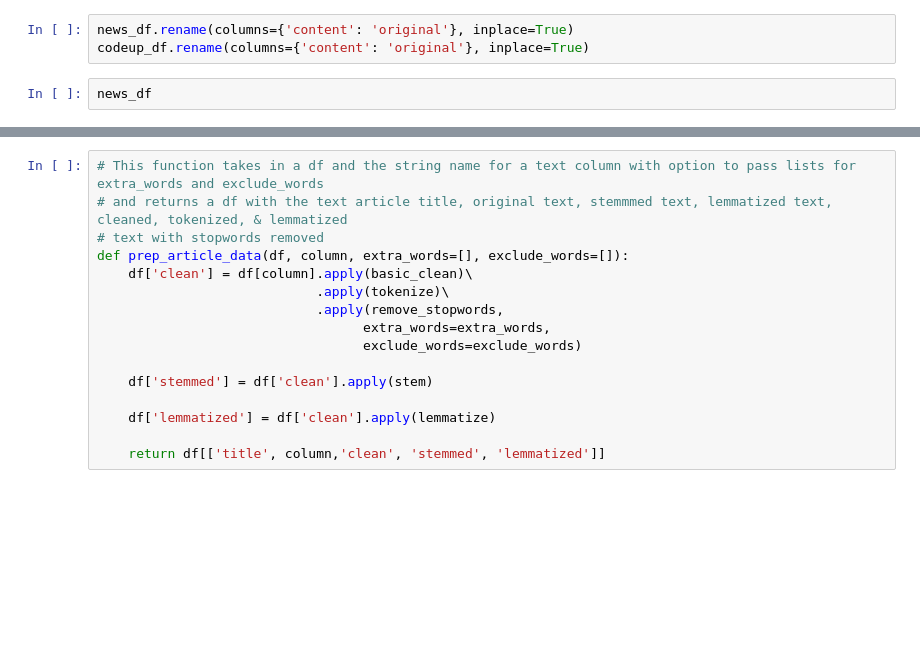
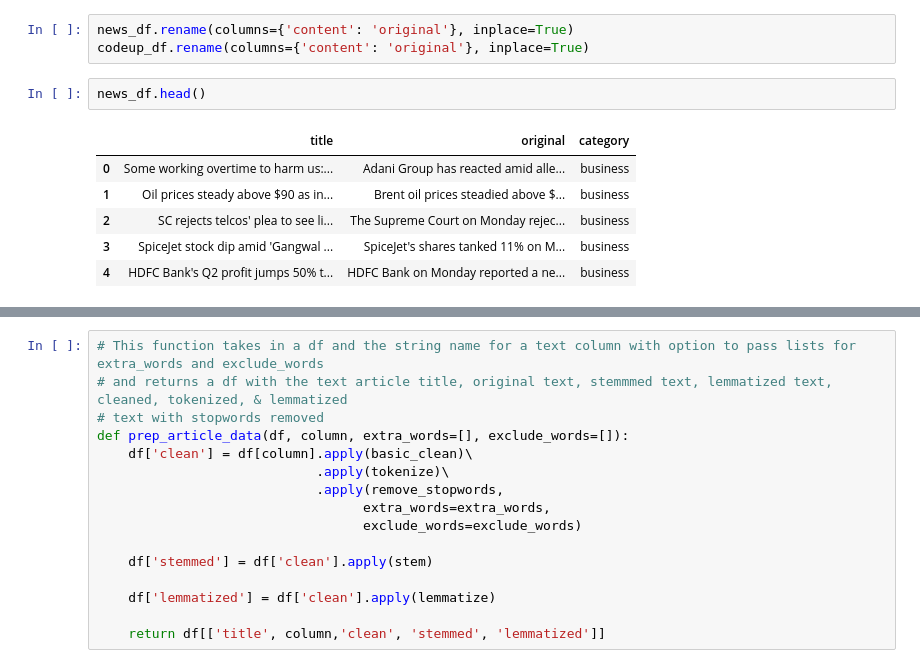
Before and after one commit to CodeupClassroom/somerville-nlp, a Jupyter notebook: nlp_prepare_exercises.ipynb, the cells around one changed output, grey strips where cells are left out. Saved outputs shown, nothing was run; the diff lists cells and outputs as text; blank space fills up the shorter version.

```diff
--- a/nlp_prepare_exercises.ipynb
+++ b/nlp_prepare_exercises.ipynb
@@ -141,5 +173,12 @@ codeup_df
 news_df.rename(columns={'content': 'original'}, inplace=True)
 codeup_df.rename(columns={'content': 'original'}, inplace=True)
 # %%
-news_df
+news_df.head()
+# %% [output]
+|  | title | original | category |
+| 0 | Some working overtime to harm us:... | Adani Group has reacted amid alle... | business |
+| 1 | Oil prices steady above $90 as in... | Brent oil prices steadied above $... | business |
+| 2 | SC rejects telcos' plea to see li... | The Supreme Court on Monday rejec... | business |
+| 3 | SpiceJet stock dip amid 'Gangwal ... | SpiceJet's shares tanked 11% on M... | business |
+| 4 | HDFC Bank's Q2 profit jumps 50% t... | HDFC Bank on Monday reported a ne... | business |
 # %%
```
Also changed, not shown: parts of 9 cells of this notebook.
